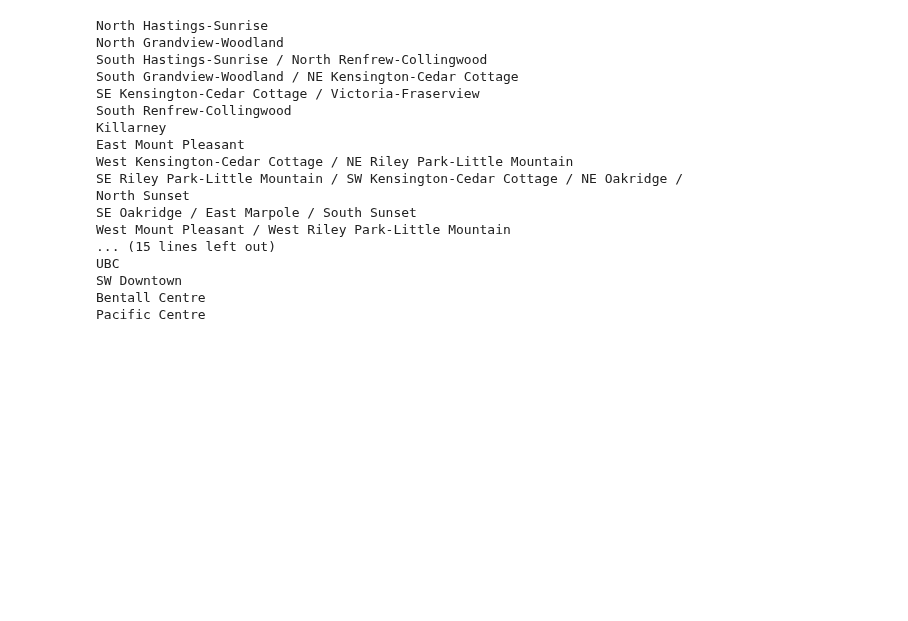
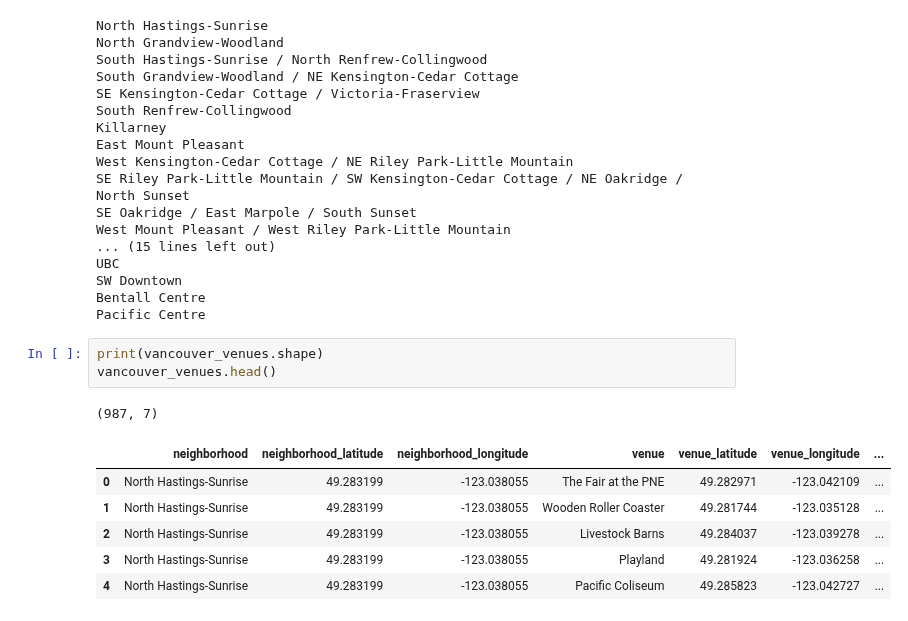
Before and after one commit to dprossi/Capstone_Project_IBM_Data_Science, a Jupyter notebook: Applied_Data_Science_Capstone_Project_Vancouver.ipynb, the cells around one changed output. Cells and saved outputs as stored; diff of their text form; blank space fills up the shorter version.

```diff
--- a/Applied_Data_Science_Capstone_Project_Vancouver.ipynb
+++ b/Applied_Data_Science_Capstone_Project_Vancouver.ipynb
@@ -488,3 +488,14 @@ UBC
 SW Downtown
 Bentall Centre
 Pacific Centre
+# %%
+print(vancouver_venues.shape)
+vancouver_venues.head()
+# %% [output]
+(987, 7)
+|  | neighborhood | neighborhood_latitude | neighborhood_longitude | venue | venue_latitude | venue_longitude | ... |
+| 0 | North Hastings-Sunrise | 49.283199 | -123.038055 | The Fair at the PNE | 49.282971 | -123.042109 | ... |
+| 1 | North Hastings-Sunrise | 49.283199 | -123.038055 | Wooden Roller Coaster | 49.281744 | -123.035128 | ... |
+| 2 | North Hastings-Sunrise | 49.283199 | -123.038055 | Livestock Barns | 49.284037 | -123.039278 | ... |
+| 3 | North Hastings-Sunrise | 49.283199 | -123.038055 | Playland | 49.281924 | -123.036258 | ... |
+| 4 | North Hastings-Sunrise | 49.283199 | -123.038055 | Pacific Coliseum | 49.285823 | -123.042727 | ... |
```
Also changed, not shown: parts of 5 cells of this notebook.
